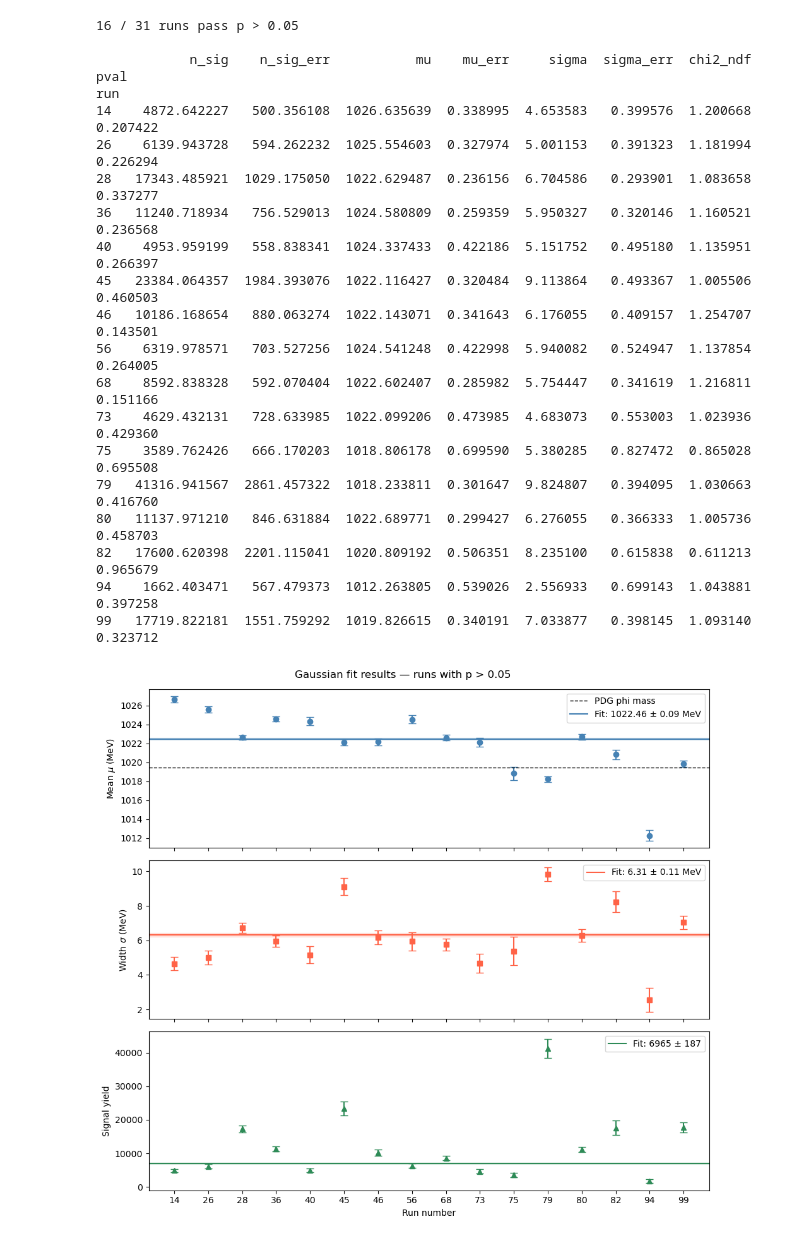
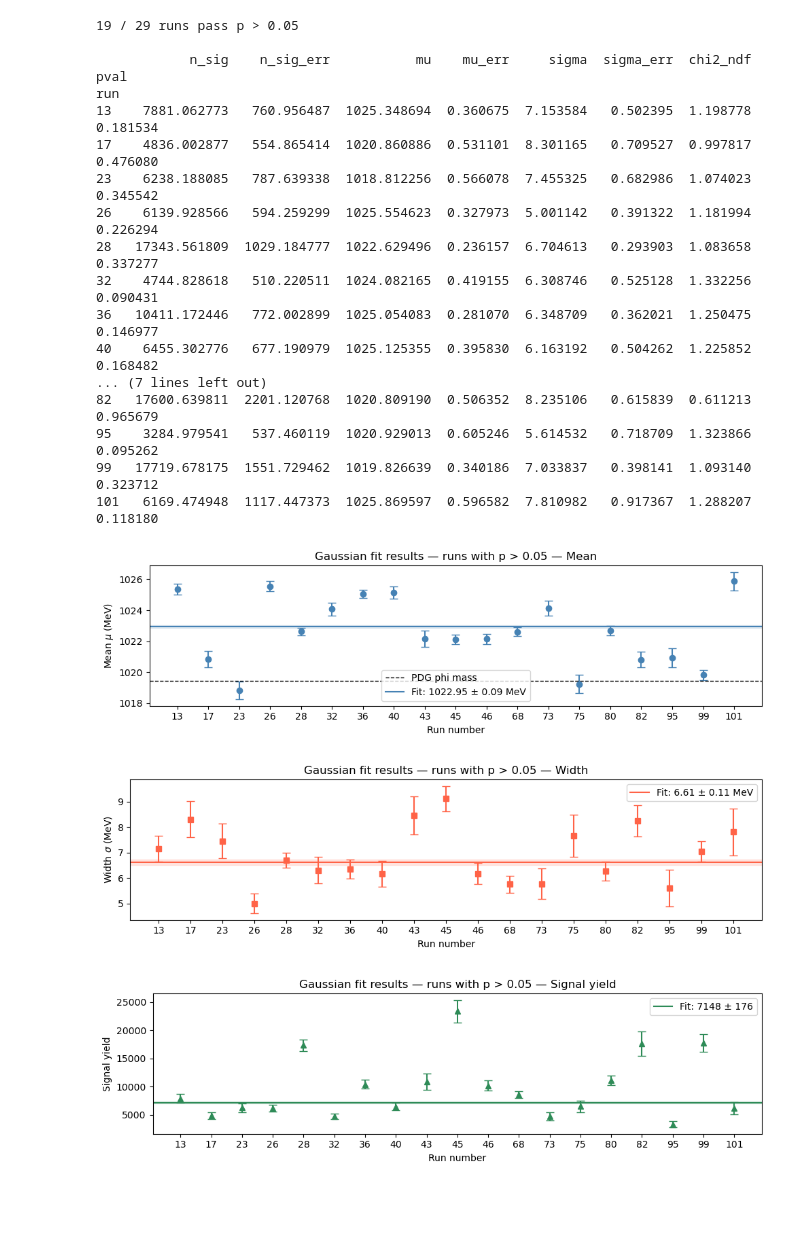
Before and after one commit to mghrear/pivoting-ANN, a Jupyter notebook: ensemble/Gaus_fitter.ipynb, the cells around one changed output. Saved outputs shown, nothing was run; the diff lists cells and outputs as text; code cells hidden in the pictures; blank space fills up the shorter version.

```diff
--- a/ensemble/Gaus_fitter.ipynb
+++ b/ensemble/Gaus_fitter.ipynb
@@ -48,8 +41,17 @@ df_cut = df.nlargest(num, 'ANN_pred')
 # %%
+run_number = 75
+
+
 
 m_phi = 1019.461
-m_lo, m_hi = fit_ranges[run_number]  # fit window in MeV
+m_lo, m_hi, num = fit_ranges[run_number]  # fit window in MeV
 bin_width = 1            # MeV per bin
+
+df = pd.read_pickle(data_dir + f'ANN_ensemble_run{run_number}_selected.pk')
+df = df.loc[df.pos_E_Ecal > 0.6]
+df.InvM = df.InvM * 1000
+df_cut = df.nlargest(num, 'ANN_pred')
+
 
 bins = np.arange(m_lo, m_hi + bin_width, bin_width)
 counts, edges = np.histogram(df_cut.InvM, bins=bins)
@@ -98,7 +100,6 @@ ax.plot(m_fine, model(m_fine, *popt),             'r-',  label='Signal + Backgro
 ax.plot(m_fine, background(m_fine, n_bkg, lam),   'b--', label='Background')
 ax.plot(m_fine, signal(m_fine, n_sig, mu, sigma),  'g--', label=f'Signal ($\\mu$={mu:.1f}, $\\sigma$={sigma:.1f} MeV)')
 ax.axvline(m_phi, color='k', linewidth=1, label='PDG phi mass')
-ax.axvline(1050.0, color='r', linewidth=1, label='Fake mass')
 ax.set_title(f'Run {run_number}  —  χ²/ndf = {chi2/ndf:.2f}  (p = {pval:.3f})')
 ax.set_xlabel('Invariant Mass (MeV)')
 ax.set_ylabel('Counts')
@@ -115,7 +116,7 @@ plot_dir = '/Users/mghrear/Desktop/Ensemble_study/original/fitted_plots/'
 
 results = []  # will hold dicts with run_number, mu, mu_err, sigma, sigma_err
 
-for run_number, (m_lo, m_hi) in fit_ranges.items():
+for run_number, (m_lo, m_hi, num) in fit_ranges.items():
 
     # Load data and apply cuts
     df = pd.read_pickle(data_dir + f'ANN_ensemble_run{run_number}_selected.pk')
@@ -266,58 +276,67 @@ w_sig = 1 / good.sigma_err**2
 sigma_fit = (w_sig * good.sigma).sum() / w_sig.sum()
 sigma_fit_err = 1 / np.sqrt(w_sig.sum())
 
 w_nsig = 1 / good.n_sig_err**2
 nsig_fit = (w_nsig * good.n_sig).sum() / w_nsig.sum()
 nsig_fit_err = 1 / np.sqrt(w_nsig.sum())
 
-fig, (ax1, ax2, ax3) = plt.subplots(3, 1, figsize=(10, 9), sharex=True)
-
+# --- Plot 1: Mean mu ---
+fig1, ax1 = plt.subplots(figsize=(10, 3))
 ax1.errorbar(x, good.mu, yerr=good.mu_err, fmt='o', color='steelblue', capsize=4)
 ax1.axhline(m_phi, color='k', linestyle='dashed', linewidth=1, label='PDG phi mass')
 ax1.axhline(mu_fit, color='steelblue', linestyle='-', linewidth=1.5, label=f'Fit: {mu_fit:.2f} ± {mu_fit_err:.2f} MeV')
 ax1.axhspan(mu_fit - mu_fit_err, mu_fit + mu_fit_err, color='steelblue', alpha=0.15)
 ax1.set_ylabel('Mean $\\mu$ (MeV)')
+ax1.set_xticks(x); ax1.set_xticklabels(runs_good); ax1.set_xlabel('Run number')
+ax1.set_title(f'Gaussian fit results — runs with p > {pval_cut} — Mean')
 ax1.legend()
+fig1.tight_layout()
+fig1.savefig(plot_dir + 'summary_good_mu.png', dpi=150, bbox_inches='tight')
+plt.show()
 
+# --- Plot 2: Width sigma ---
+fig2, ax2 = plt.subplots(figsize=(10, 3))
 ax2.errorbar(x, good.sigma, yerr=good.sigma_err, fmt='s', color='tomato', capsize=4)
 ax2.axhline(sigma_fit, color='tomato', linestyle='-', linewidth=1.5, label=f'Fit: {sigma_fit:.2f} ± {sigma_fit_err:.2f} MeV')
 ax2.axhspan(sigma_fit - sigma_fit_err, sigma_fit + sigma_fit_err, color='tomato', alpha=0.15)
 ax2.set_ylabel('Width $\\sigma$ (MeV)')
+ax2.set_xticks(x); ax2.set_xticklabels(runs_good); ax2.set_xlabel('Run number')
+ax2.set_title(f'Gaussian fit results — runs with p > {pval_cut} — Width')
 ax2.legend()
+fig2.tight_layout()
+fig2.savefig(plot_dir + 'summary_good_sigma.png', dpi=150, bbox_inches='tight')
+plt.show()
 
+# --- Plot 3: Signal yield ---
+fig3, ax3 = plt.subplots(figsize=(10, 3))
 ax3.errorbar(x, good.n_sig, yerr=good.n_sig_err, fmt='^', color='seagreen', capsize=4)
 ax3.axhline(nsig_fit, color='seagreen', linestyle='-', linewidth=1.5, label=f'Fit: {nsig_fit:.0f} ± {nsig_fit_err:.0f}')
 ax3.axhspan(nsig_fit - nsig_fit_err, nsig_fit + nsig_fit_err, color='seagreen', alpha=0.15)
 ax3.set_ylabel('Signal yield')
+ax3.set_xticks(x); ax3.set_xticklabels(runs_good); ax3.set_xlabel('Run number')
+ax3.set_title(f'Gaussian fit results — runs with p > {pval_cut} — Signal yield')
 ax3.legend()
-
-ax3.set_xticks(x)
-ax3.set_xticklabels(runs_good)
-ax3.set_xlabel('Run number')
-
-fig.suptitle(f'Gaussian fit results — runs with p > {pval_cut}')
-fig.tight_layout()
-fig.savefig(plot_dir + 'summary_good.png', dpi=150, bbox_inches='tight')
+fig3.tight_layout()
+fig3.savefig(plot_dir + 'summary_good_yield.png', dpi=150, bbox_inches='tight')
 plt.show()
 # %% [output]
-16 / 31 runs pass p > 0.05
+19 / 29 runs pass p > 0.05
 
             n_sig    n_sig_err           mu    mu_err     sigma  sigma_err  chi2_ndf      pval
 run
-14    4872.642227   500.356108  1026.635639  0.338995  4.653583   0.399576  1.200668  0.207422
-26    6139.943728   594.262232  1025.554603  0.327974  5.001153   0.391323  1.181994  0.226294
-28   17343.485921  1029.175050  1022.629487  0.236156  6.704586   0.293901  1.083658  0.337277
-36   11240.718934   756.529013  1024.580809  0.259359  5.950327   0.320146  1.160521  0.236568
-40    4953.959199   558.838341  1024.337433  0.422186  5.151752   0.495180  1.135951  0.266397
-45   23384.064357  1984.393076  1022.116427  0.320484  9.113864   0.493367  1.005506  0.460503
-46   10186.168654   880.063274  1022.143071  0.341643  6.176055   0.409157  1.254707  0.143501
-56    6319.978571   703.527256  1024.541248  0.422998  5.940082   0.524947  1.137854  0.264005
-68    8592.838328   592.070404  1022.602407  0.285982  5.754447   0.341619  1.216811  0.151166
-73    4629.432131   728.633985  1022.099206  0.473985  4.683073   0.553003  1.023936  0.429360
-75    3589.762426   666.170203  1018.806178  0.699590  5.380285   0.827472  0.865028  0.695508
-79   41316.941567  2861.457322  1018.233811  0.301647  9.824807   0.394095  1.030663  0.416760
-80   11137.971210   846.631884  1022.689771  0.299427  6.276055   0.366333  1.005736  0.458703
-82   17600.620398  2201.115041  1020.809192  0.506351  8.235100   0.615838  0.611213  0.965679
-94    1662.403471   567.479373  1012.263805  0.539026  2.556933   0.699143  1.043881  0.397258
-99   17719.822181  1551.759292  1019.826615  0.340191  7.033877   0.398145  1.093140  0.323712
+13    7881.062773   760.956487  1025.348694  0.360675  7.153584   0.502395  1.198778  0.181534
+17    4836.002877   554.865414  1020.860886  0.531101  8.301165   0.709527  0.997817  0.476080
+23    6238.188085   787.639338  1018.812256  0.566078  7.455325   0.682986  1.074023  0.345542
+26    6139.928566   594.259299  1025.554623  0.327973  5.001142   0.391322  1.181994  0.226294
+28   17343.561809  1029.184777  1022.629496  0.236157  6.704613   0.293903  1.083658  0.337277
+32    4744.828618   510.220511  1024.082165  0.419155  6.308746   0.525128  1.332256  0.090431
+36   10411.172446   772.002899  1025.054083  0.281070  6.348709   0.362021  1.250475  0.146977
+40    6455.302776   677.190979  1025.125355  0.395830  6.163192   0.504262  1.225852  0.168482
+... (7 lines left out)
+82   17600.639811  2201.120768  1020.809190  0.506352  8.235106   0.615839  0.611213  0.965679
+95    3284.979541   537.460119  1020.929013  0.605246  5.614532   0.718709  1.323866  0.095262
+99   17719.678175  1551.729462  1019.826639  0.340186  7.033837   0.398141  1.093140  0.323712
+101   6169.474948  1117.447373  1025.869597  0.596582  7.810982   0.917367  1.288207  0.118180
-[figure, old version]
+[figure, new version]
+[figure, added]
+[figure, added]
```
Also changed, not shown: parts of 5 cells of this notebook, 1 other file.
